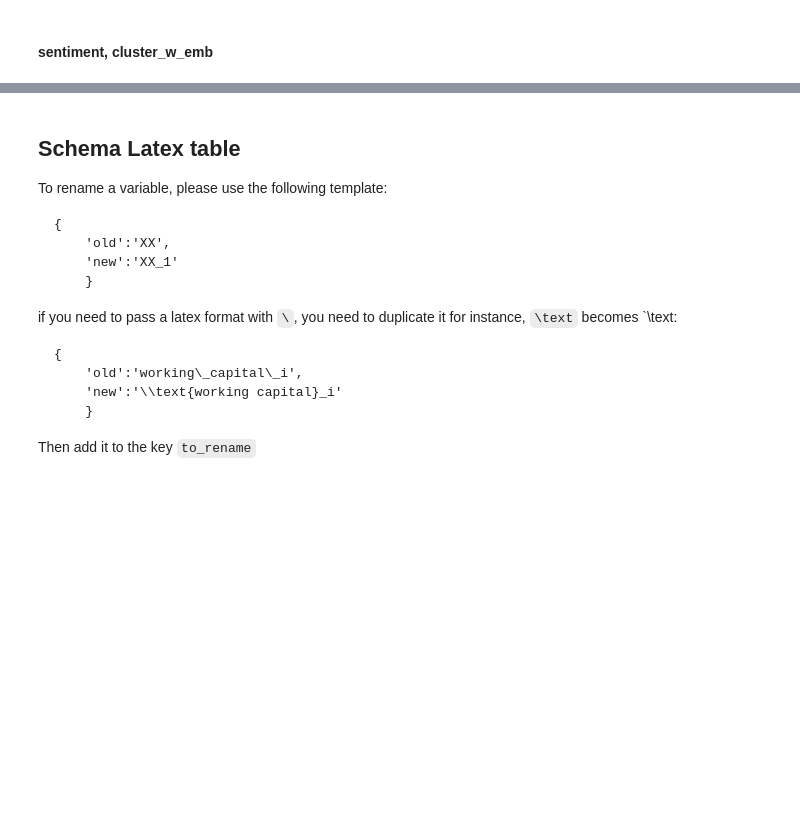
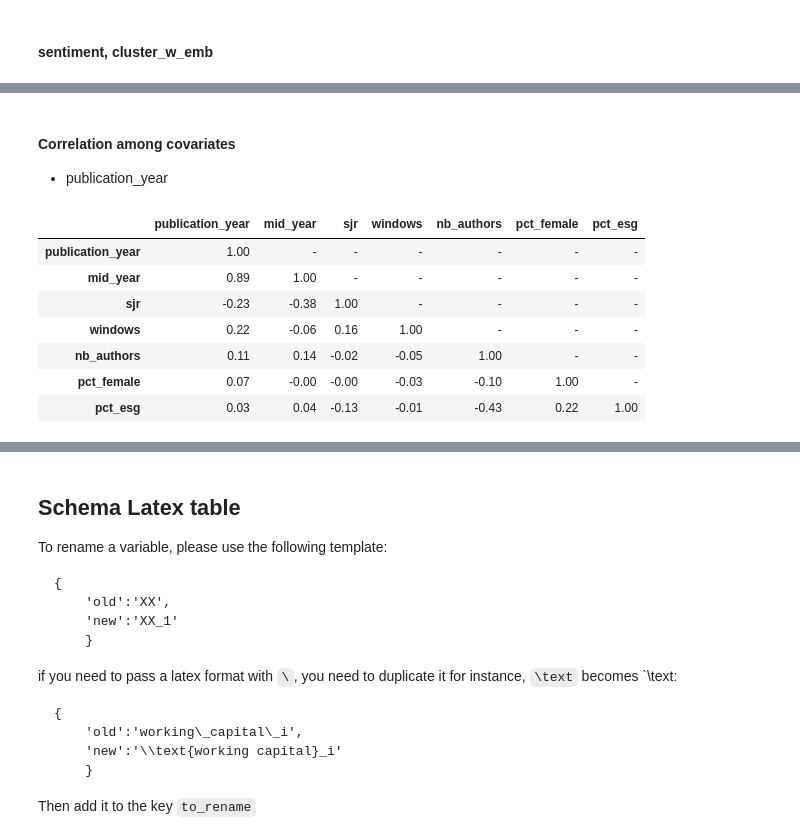
Before and after one commit to thomaspernet/esg_metadata, a Jupyter notebook: 02_data_analysis/01_model_train_evaluate/01_sign_of_effect/00_sign_of_effect_classification.ipynb, the cells around one changed output, grey strips where cells are left out. Cells and saved outputs as stored; diff of their text form; code cells hidden in the pictures; blank space fills up the shorter version.

Commit message:
add correlation to check for multicolinearity
276_esg_metadata

```diff
--- a/02_data_analysis/01_model_train_evaluate/01_sign_of_effect/00_sign_of_effect_classification.ipynb
+++ b/02_data_analysis/01_model_train_evaluate/01_sign_of_effect/00_sign_of_effect_classification.ipynb
@@ -1019,0 +1294,37 @@ pd.concat(
+# %% [markdown]
+#### Correlation among covariates
+
+- publication_year
+# %%
+# Compute the correlation matrix
+corr = (
+    df
+    .reindex(columns = [
+        'publication_year',
+        'mid_year',
+        "sjr",
+        "windows",
+        "nb_authors",
+        "pct_female",
+        "pct_esg"
+    ])
+    .corr()
+)
+(
+    corr
+    .where(np.triu(np.ones_like(corr, dtype=bool)))
+    .T
+    .style
+    .format("{0:,.2f}",na_rep="-")
+    #.background_gradient()
+    #.applymap(lambda x: 'color: transparent' if pd.isnull(x) else '')
+)
+# %% [output]
+|  | publication_year | mid_year | sjr | windows | nb_authors | pct_female | pct_esg |
+| publication_year | 1.00 | - | - | - | - | - | - |
+| mid_year | 0.89 | 1.00 | - | - | - | - | - |
+| sjr | -0.23 | -0.38 | 1.00 | - | - | - | - |
+| windows | 0.22 | -0.06 | 0.16 | 1.00 | - | - | - |
+| nb_authors | 0.11 | 0.14 | -0.02 | -0.05 | 1.00 | - | - |
+| pct_female | 0.07 | -0.00 | -0.00 | -0.03 | -0.10 | 1.00 | - |
+| pct_esg | 0.03 | 0.04 | -0.13 | -0.01 | -0.43 | 0.22 | 1.00 |
```
Also changed, not shown: parts of 45 cells of this notebook, 1 other file.
